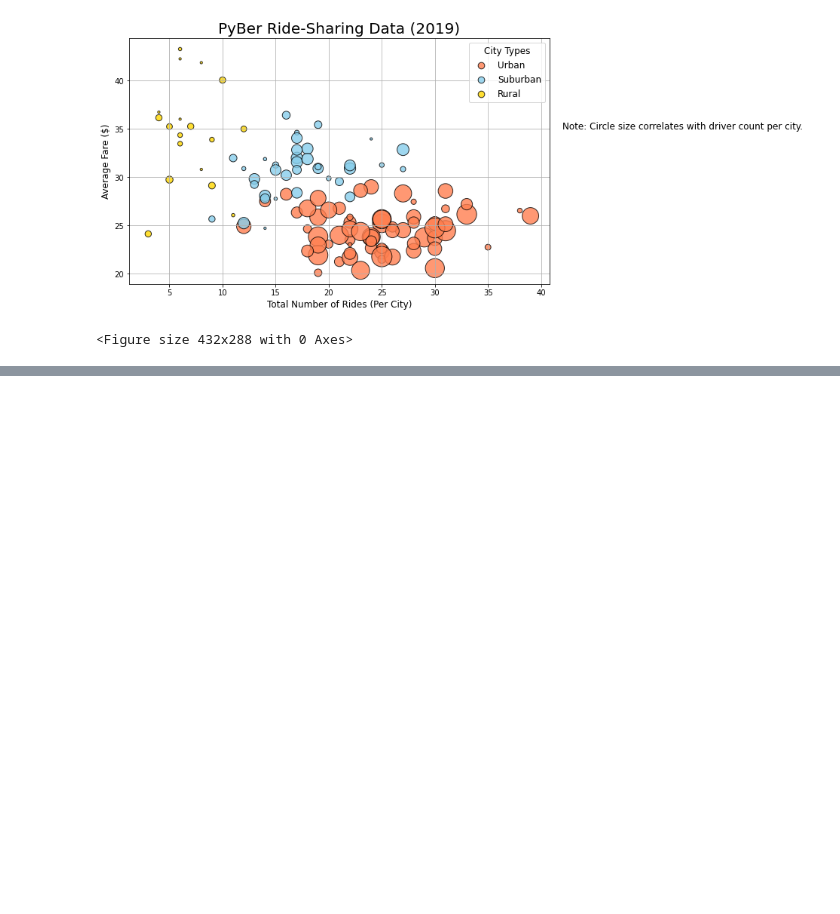
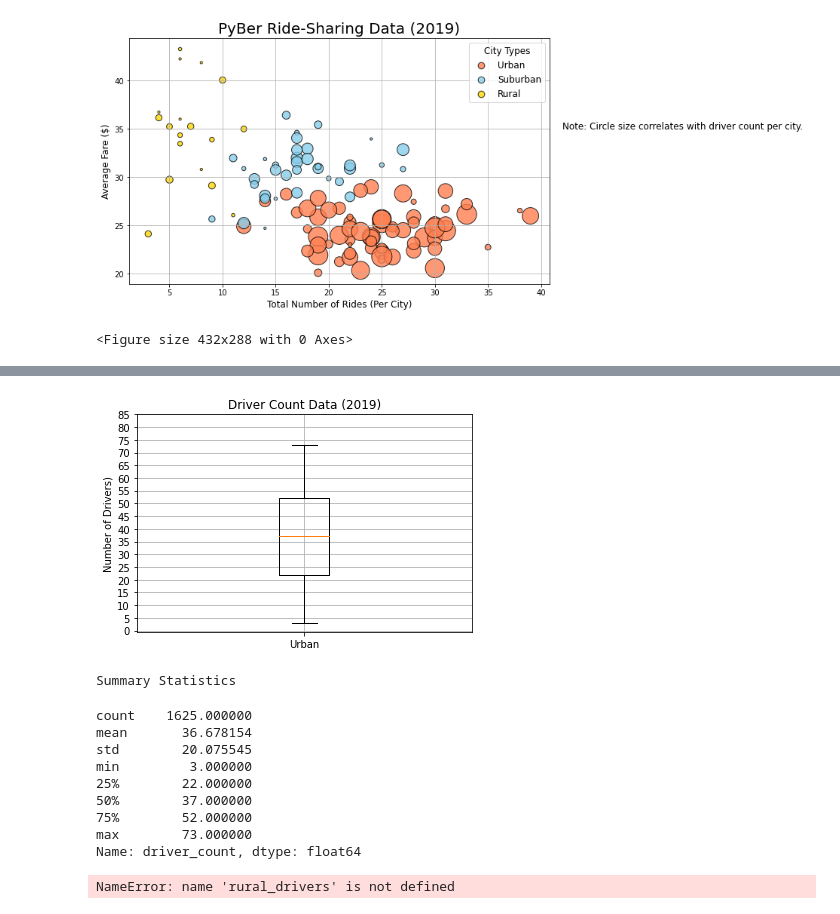
Before and after one commit to hasmanif/PyBer_Analysis, a Jupyter notebook: PyBer.ipynb, the cells around one changed output, grey strips where cells are left out. Saved outputs shown, nothing was run; the diff lists cells and outputs as text; code cells hidden in the pictures; blank space fills up the shorter version.

```diff
--- a/PyBer.ipynb
+++ b/PyBer.ipynb
@@ -276,0 +422,44 @@ plt.savefig("analysis/Fig1.png")
+# %%
+
+
+# Create the box-and-whisker plot for the urban driver count data.
+x_labels = ["Urban"]
+fig, ax = plt.subplots()
+ax.boxplot(urban_drivers,labels=x_labels)
+# Add the title, y-axis label and grid.
+ax.set_title('Driver Count Data (2019)')
+ax.set_ylabel('Number of Drivers)')
+ax.set_yticks(np.arange(0, 90, step=5.0))
+ax.grid()
+plt.show()
+print("Summary Statistics")
+urban_drivers.describe()
+# %% [output]
+[figure, added]
+Summary Statistics
+count    1625.000000
+mean       36.678154
+std        20.075545
+min         3.000000
+25%        22.000000
+50%        37.000000
+75%        52.000000
+max        73.000000
+Name: driver_count, dtype: float64
+# %%
+suburban_drivers = suburban_cities_df['driver_count']
+# Add all ride count box-and-whisker plots to the same graph.
+x_labels = ["Urban", "Suburban","Rural"]
+ride_count_data = [urban_drivers, suburban_drivers, rural_drivers]
+fig, ax = plt.subplots(figsize=(10, 6))
+ax.set_title('Ride Count Data (2019)',fontsize=20)
+ax.set_ylabel('Number of Rides',fontsize=14)
+ax.set_xlabel("City Types",fontsize=14)
+ax.boxplot(ride_count_data, labels=x_labels)
+ax.set_yticks(np.arange(0, 45, step=3.0))
+ax.grid()
+# Save the figure.
+plt.savefig("analysis/Fig2.png")
+plt.show()
+# %% [output]
+NameError: name 'rural_drivers' is not defined
```
Also changed, not shown: parts of 12 cells of this notebook.
